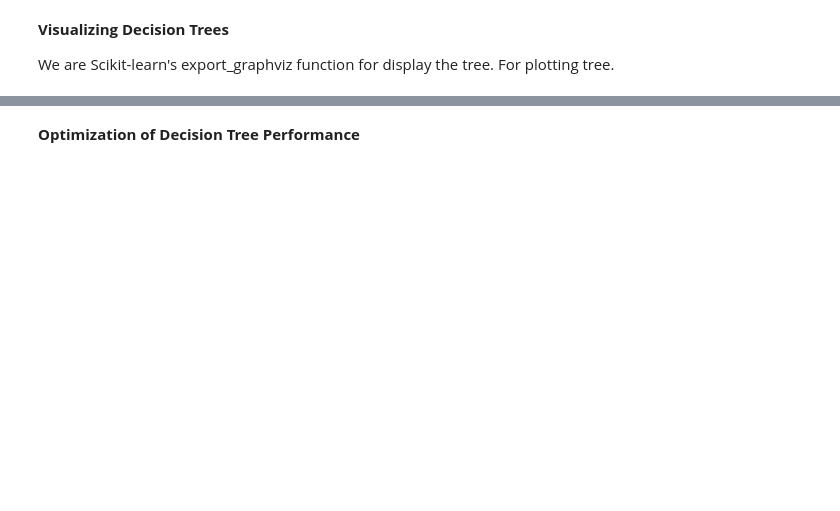
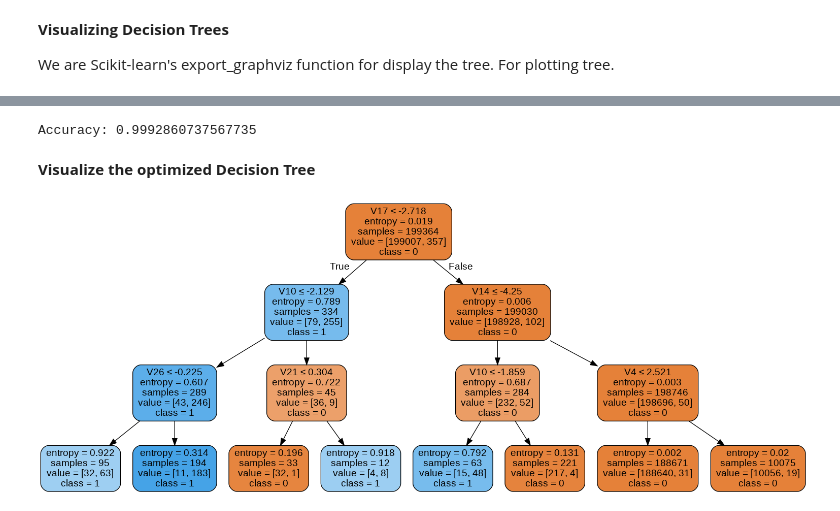
Before and after one commit to jrakhshanda/Machine-Learning-Projects, a Jupyter notebook: FraudDetection.ipynb, the cells around one changed output, grey strips where cells are left out. Saved outputs shown, nothing was run; the diff lists cells and outputs as text; code cells hidden in the pictures; blank space fills up the shorter version.

```diff
--- a/FraudDetection.ipynb
+++ b/FraudDetection.ipynb
@@ -159,2 +168,26 @@ Image(graph.create_png())
+# %%
+# Create Decision Tree classifer object
+dtc = DecisionTreeClassifier(criterion="entropy", max_depth=3)
+
+# Train Decision Tree Classifer
+dtc_pruned = dtc.fit(X_train,y_train)
+
+#Predict the response for test dataset
+y_pred = dtc_pruned.predict(X_test)
+
+# Model Accuracy, how often is the classifier correct?
+print("Accuracy:",metrics.accuracy_score(y_test, y_pred))
+# %% [output]
+Accuracy: 0.9992860737567735
 # %% [markdown]
-**Optimization of Decision Tree Performance**
+**Visualize the optimized Decision Tree**
+# %%
+dot_data = StringIO()
+export_graphviz(dtc_pruned, out_file=dot_data,
+                filled=True, rounded=True,
+                special_characters=True, feature_names = feature_cols,class_names=['0','1'])
+graph = pydotplus.graph_from_dot_data(dot_data.getvalue())
+graph.write_png('diabetes.png')
+Image(graph.create_png())
+# %% [output]
+[figure, added]
```
Also changed, not shown: parts of 16 cells of this notebook.
